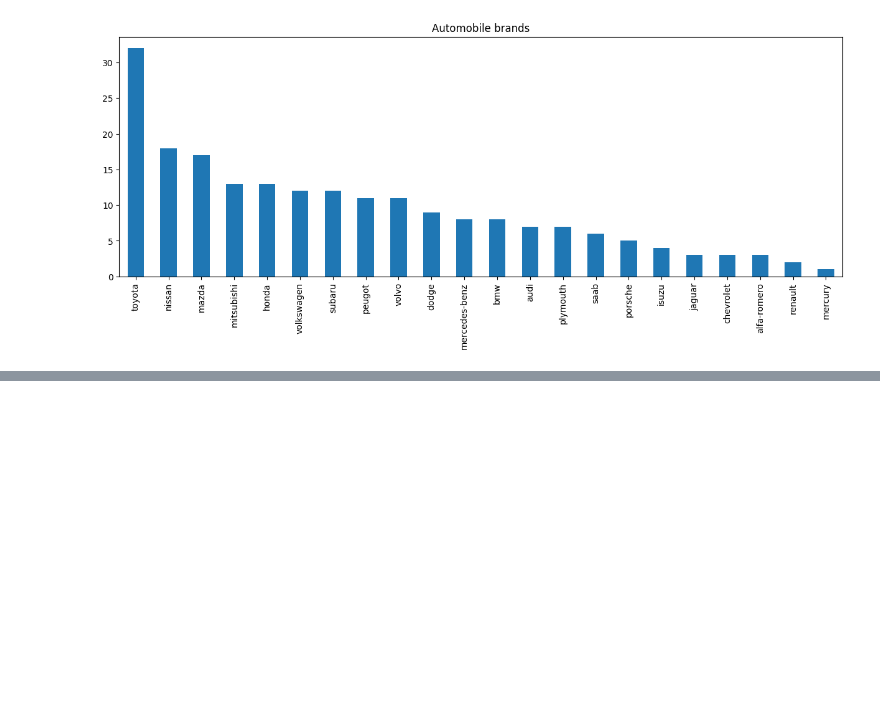
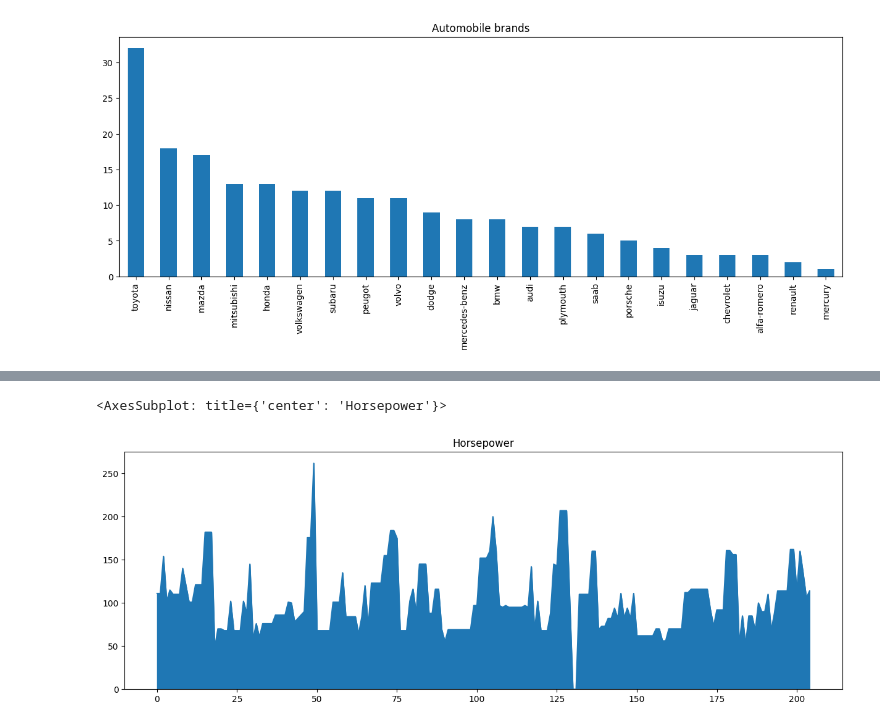
Before and after one commit to khushimishra25/Python-data-science-course, a Jupyter notebook: data_analytics/data_engineering.ipynb, the cells around one changed output, grey strips where cells are left out. Drawn from its saved outputs; the diff is of its cells as text; code cells hidden in the pictures; blank space fills up the shorter version.

```diff
--- a/data_analytics/data_engineering.ipynb
+++ b/data_analytics/data_engineering.ipynb
@@ -209,0 +330,4 @@ df['make'].value_counts().plot(kind='bar', figsize=(15,5), title="Automobile bra
+# %%
+mbore = df['bore'].astype('float').mean()
+df['bore'].replace(np.nan,mbore,inplace=True)
+df
@@ -209,0 +348,4 @@ df['make'].value_counts().plot(kind='bar', figsize=(15,5), title="Automobile bra
+# %%
+ms = df['stroke'].astype('float').mean()
+df['stroke'].replace(np.nan,ms,inplace=True)
+df
@@ -209,0 +372,2 @@ df['make'].value_counts().plot(kind='bar', figsize=(15,5), title="Automobile bra
+# %%
+df['num-of-doors'].replace(np.nan,'four',inplace=True)
@@ -209,0 +417,7 @@ df['make'].value_counts().plot(kind='bar', figsize=(15,5), title="Automobile bra
+# %%
+df['horsepower']=df['horsepower'].astype('float')
+# %%
+df['horsepower'].plot(kind='area',figsize=(15,5),title='Horsepower')
+# %% [output]
+<AxesSubplot: title={'center': 'Horsepower'}>
+[figure, added]
```
Also changed, not shown: parts of 25 cells of this notebook, 1 other file.
